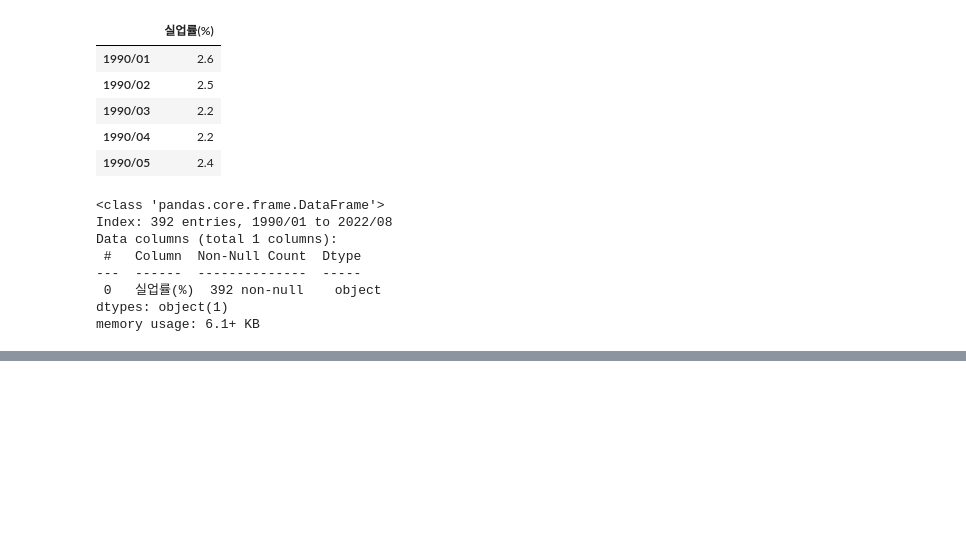
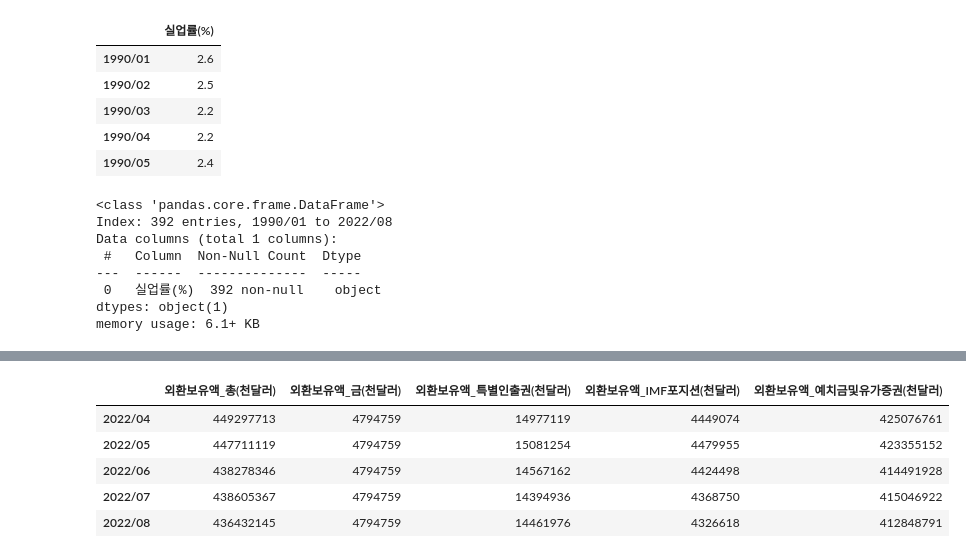
Before and after one commit to nan-park/section2_project, a Jupyter notebook: kor_data_preprocessing.ipynb, the cells around one changed output, grey strips where cells are left out. Saved outputs shown, nothing was run; the diff lists cells and outputs as text; code cells hidden in the pictures; blank space fills up the shorter version.

```diff
--- a/kor_data_preprocessing.ipynb
+++ b/kor_data_preprocessing.ipynb
@@ -536,0 +589,9 @@ memory usage: 6.1+ KB
+# %%
+foreign.tail()
+# %% [output]
+|  | 외환보유액_총(천달러) | 외환보유액_금(천달러) | 외환보유액_특별인출권(천달러) | 외환보유액_IMF포지션(천달러) | 외환보유액_예치금및유가증권(천달러) |
+| 2022/04 | 449297713 | 4794759 | 14977119 | 4449074 | 425076761 |
+| 2022/05 | 447711119 | 4794759 | 15081254 | 4479955 | 423355152 |
+| 2022/06 | 438278346 | 4794759 | 14567162 | 4424498 | 414491928 |
+| 2022/07 | 438605367 | 4794759 | 14394936 | 4368750 | 415046922 |
+| 2022/08 | 436432145 | 4794759 | 14461976 | 4326618 | 412848791 |
```
Also changed, not shown: parts of 15 cells of this notebook.
